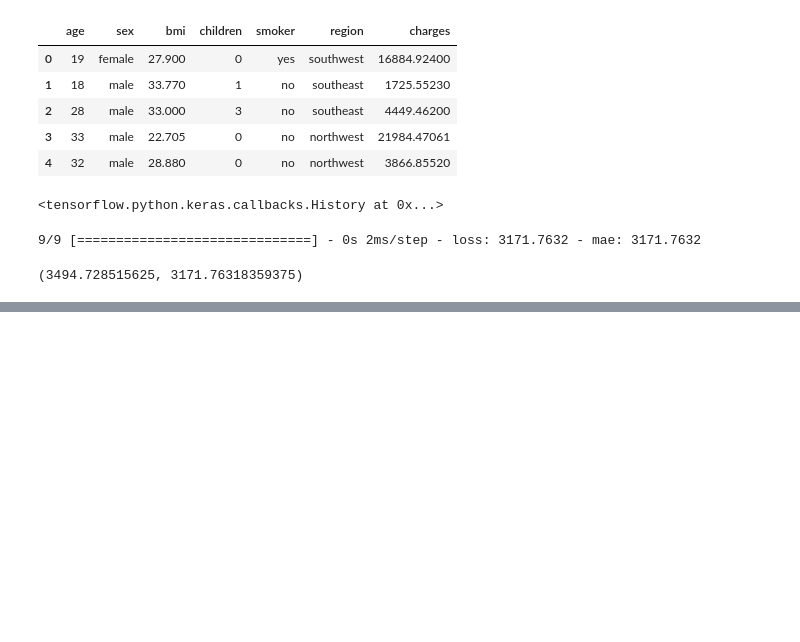
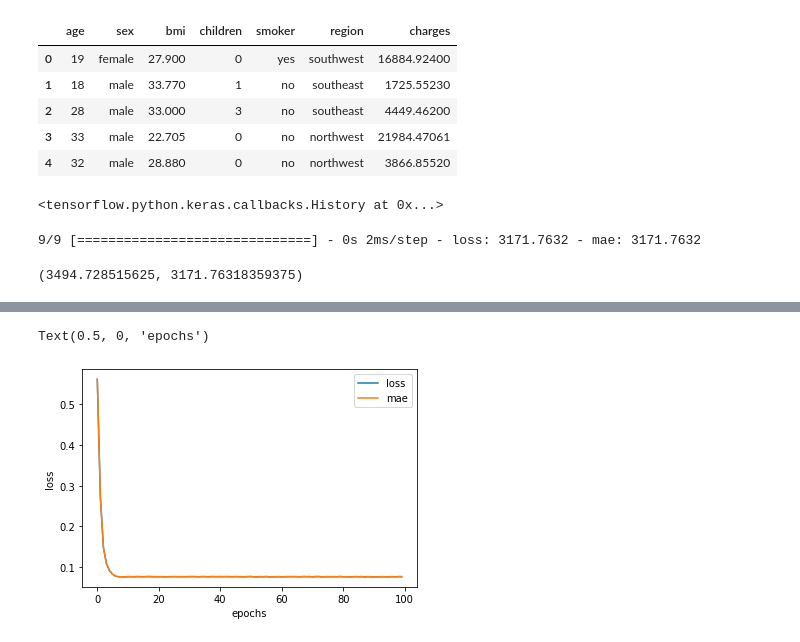
Before and after one commit to fyhao/colab, a Jupyter notebook: 01_neural_network_regression_in_tensorflow.ipynb, the cells around one changed output, grey strips where cells are left out. Saved outputs shown, nothing was run; the diff lists cells and outputs as text; code cells hidden in the pictures; blank space fills up the shorter version.

```diff
--- a/01_neural_network_regression_in_tensorflow.ipynb
+++ b/01_neural_network_regression_in_tensorflow.ipynb
@@ -655,0 +672,4 @@ insurance_model_2_mae, insurance_model_3_mae
+# %%
+# Turns all categories into numbers
+weather_one_hot = pd.get_dummies(weather)
+weather_one_hot.head()
@@ -655,0 +684,5 @@ insurance_model_2_mae, insurance_model_3_mae
+# %%
+X = weather_one_hot.drop('text_Thunderstorms', axis=1)
+y = weather_one_hot['text_Thunderstorms']
+
+X.head(), y.head()
@@ -655,0 +703,8 @@ insurance_model_2_mae, insurance_model_3_mae
+# %%
+# Create training and test sets
+from sklearn.model_selection import train_test_split
+X_train, X_test, y_train, y_test = train_test_split(X,
+                                                    y,
+                                                    test_size=0.2,
+                                                    random_state=42)
+X_train.shape, X_test.shape, X_train.head(), X_test.head(), y_train.head(), y_test.head()
@@ -655,0 +729,19 @@ insurance_model_2_mae, insurance_model_3_mae
+# %%
+# create model
+
+tf.random.set_seed(42)
+weather_model = tf.keras.Sequential([
+  tf.keras.layers.Dense(1),
+  tf.keras.layers.Dense(1)
+])
+weather_model.compile(loss=tf.keras.losses.mae,
+                        optimizer=tf.keras.optimizers.SGD(),
+                        metrics=['mae'])
+history = weather_model.fit(X_train, y_train, epochs=100, verbose=0)
+# %%
+pd.DataFrame(history.history).plot()
+plt.ylabel('loss')
+plt.xlabel('epochs')
+# %% [output]
+Text(0.5, 0, 'epochs')
+[figure, added]
```
Also changed, not shown: parts of 27 cells of this notebook.
